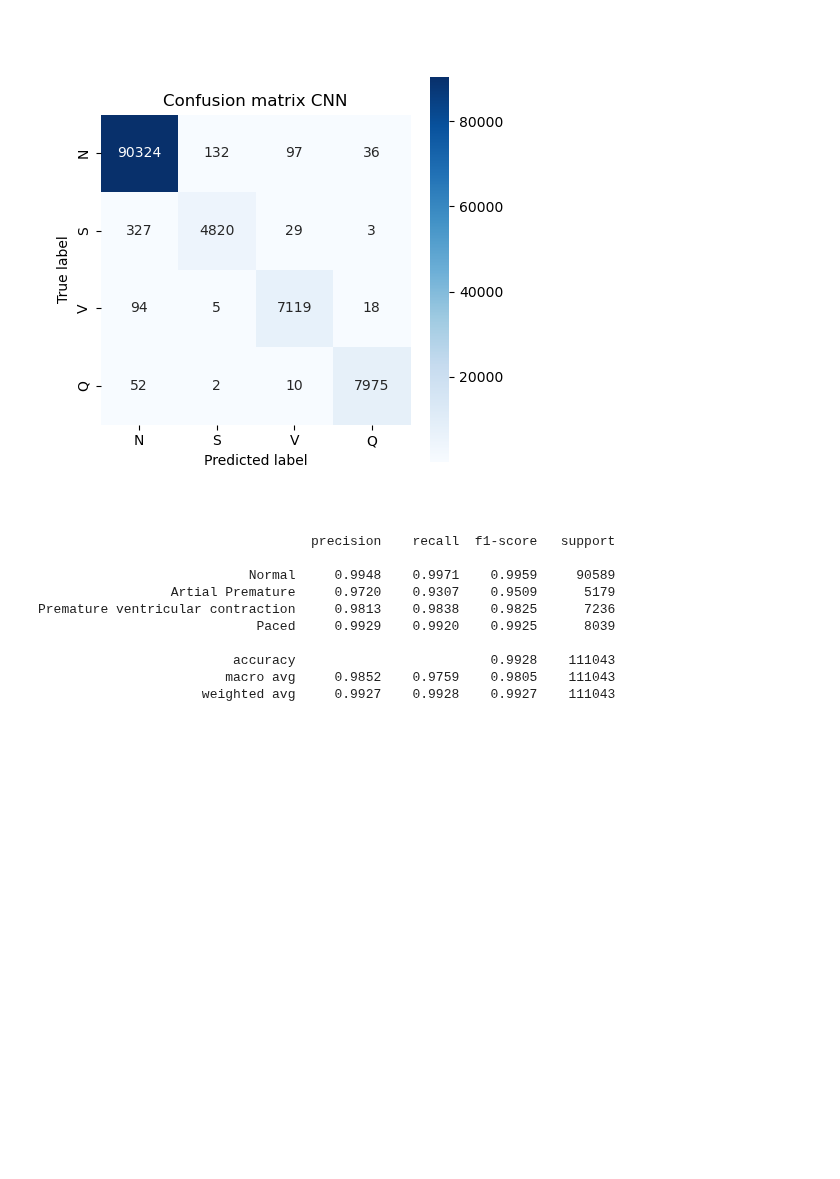
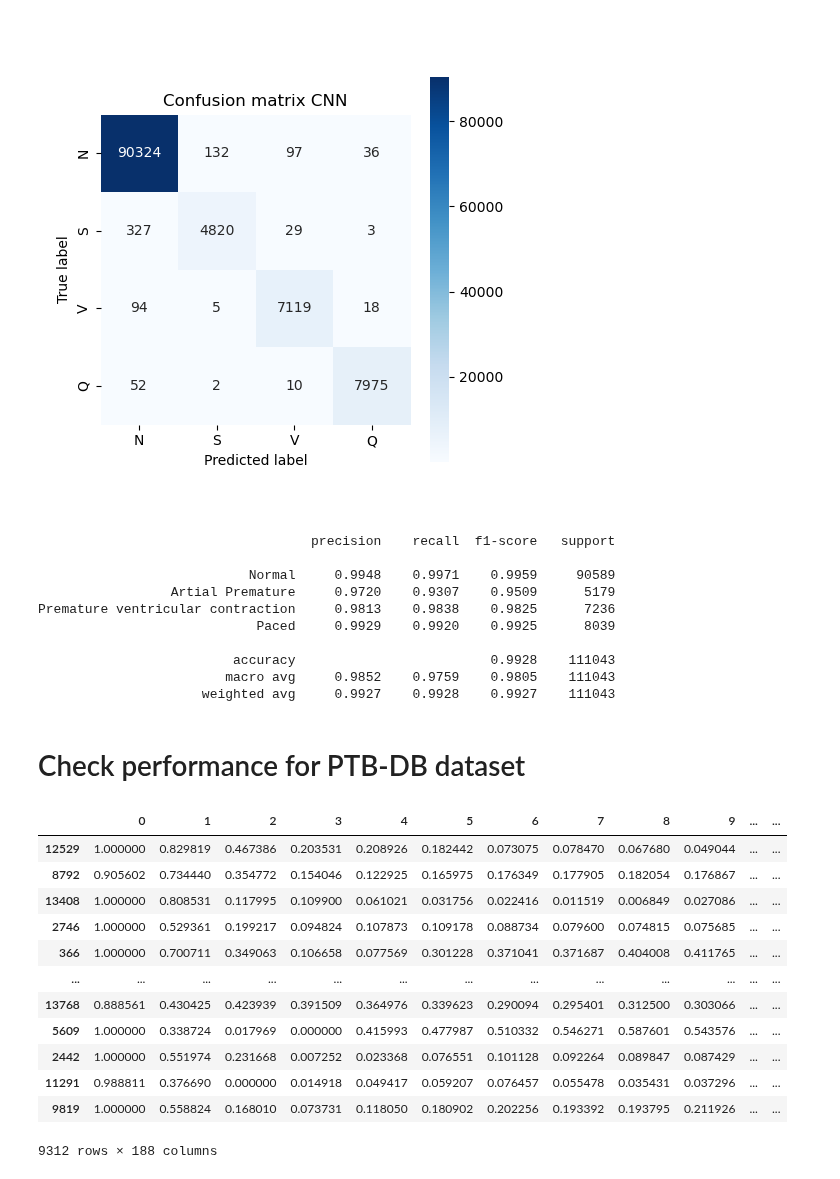
Before and after one commit to JespervanGils/DL-Project-ECG, a Jupyter notebook: DL_Project_ECG_MIT-BIH_Model_Test_Environment.ipynb, the cells around one changed output. Cells and saved outputs as stored; diff of their text form; code cells hidden in the pictures; blank space fills up the shorter version.

```diff
--- a/DL_Project_ECG_MIT-BIH_Model_Test_Environment.ipynb
+++ b/DL_Project_ECG_MIT-BIH_Model_Test_Environment.ipynb
@@ -227,3 +227,5 @@ Premature ventricular contraction     0.9813    0.9838    0.9825      7236
                          accuracy                         0.9928    111043
                         macro avg     0.9852    0.9759    0.9805    111043
                      weighted avg     0.9927    0.9928    0.9927    111043
+# %% [markdown]
+# Check performance for PTB-DB dataset
@@ -229,0 +246,26 @@ Premature ventricular contraction     0.9813    0.9838    0.9825      7236
+# %%
+# validation data
+X_train_ptb, X_valid_ptb, y_train_ptb, y_valid_ptb = train_test_split(X_train_full_ptb, y_train_full_ptb, test_size=0.20, stratify=y_train_full_ptb, random_state=42)
+# %%
+train_df_ptb = X_train_ptb.copy()
+train_df_ptb[187] = y_train_ptb
+valid_df_ptb = X_valid_ptb.copy()
+valid_df_ptb[187] = y_valid_ptb
+test_df_ptb = X_test_ptb.copy()
+test_df_ptb[187] = y_test_ptb
+
+train_df_ptb
+# %% [output]
+|  | 0 | 1 | 2 | 3 | 4 | 5 | 6 | 7 | 8 | 9 | ... | ... |
+| 12529 | 1.000000 | 0.829819 | 0.467386 | 0.203531 | 0.208926 | 0.182442 | 0.073075 | 0.078470 | 0.067680 | 0.049044 | ... | ... |
+| 8792 | 0.905602 | 0.734440 | 0.354772 | 0.154046 | 0.122925 | 0.165975 | 0.176349 | 0.177905 | 0.182054 | 0.176867 | ... | ... |
+| 13408 | 1.000000 | 0.808531 | 0.117995 | 0.109900 | 0.061021 | 0.031756 | 0.022416 | 0.011519 | 0.006849 | 0.027086 | ... | ... |
+| 2746 | 1.000000 | 0.529361 | 0.199217 | 0.094824 | 0.107873 | 0.109178 | 0.088734 | 0.079600 | 0.074815 | 0.075685 | ... | ... |
+| 366 | 1.000000 | 0.700711 | 0.349063 | 0.106658 | 0.077569 | 0.301228 | 0.371041 | 0.371687 | 0.404008 | 0.411765 | ... | ... |
+| ... | ... | ... | ... | ... | ... | ... | ... | ... | ... | ... | ... | ... |
+| 13768 | 0.888561 | 0.430425 | 0.423939 | 0.391509 | 0.364976 | 0.339623 | 0.290094 | 0.295401 | 0.312500 | 0.303066 | ... | ... |
+| 5609 | 1.000000 | 0.338724 | 0.017969 | 0.000000 | 0.415993 | 0.477987 | 0.510332 | 0.546271 | 0.587601 | 0.543576 | ... | ... |
+| 2442 | 1.000000 | 0.551974 | 0.231668 | 0.007252 | 0.023368 | 0.076551 | 0.101128 | 0.092264 | 0.089847 | 0.087429 | ... | ... |
+| 11291 | 0.988811 | 0.376690 | 0.000000 | 0.014918 | 0.049417 | 0.059207 | 0.076457 | 0.055478 | 0.035431 | 0.037296 | ... | ... |
+| 9819 | 1.000000 | 0.558824 | 0.168010 | 0.073731 | 0.118050 | 0.180902 | 0.202256 | 0.193392 | 0.193795 | 0.211926 | ... | ... |
+9312 rows × 188 columns
```
Also changed, not shown: parts of 7 cells of this notebook, 1 other file.
